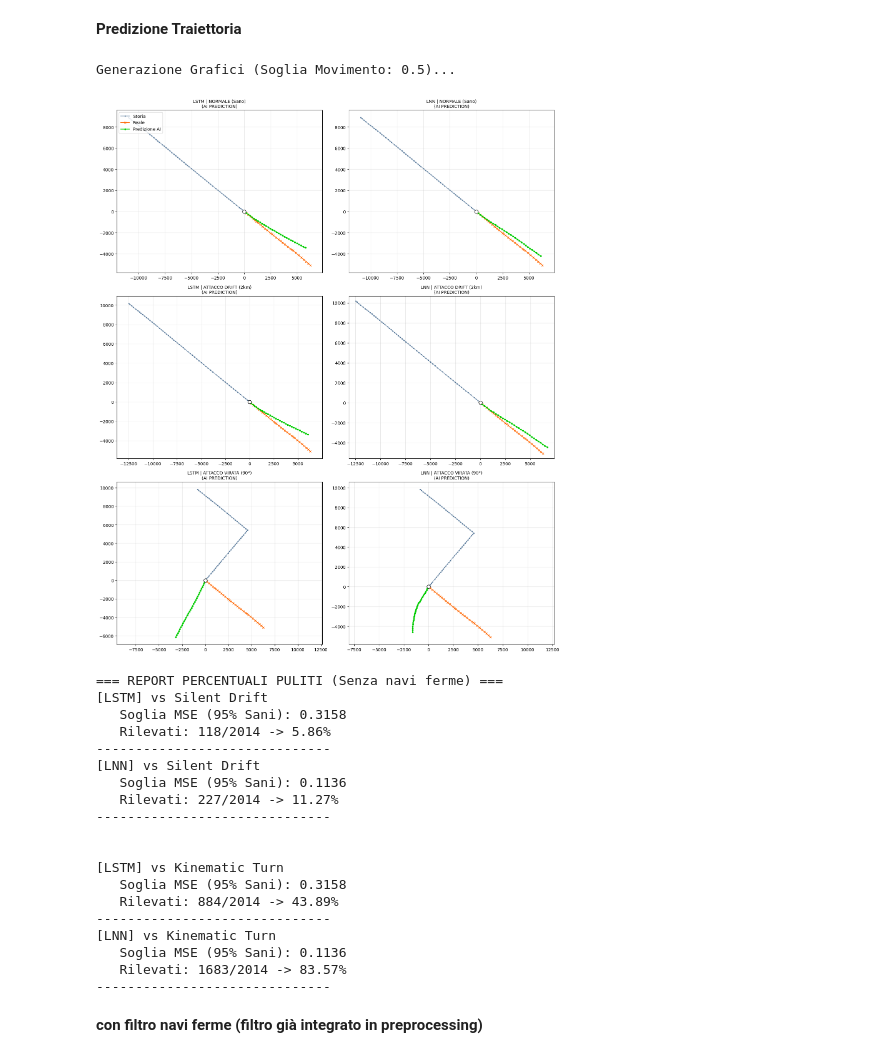
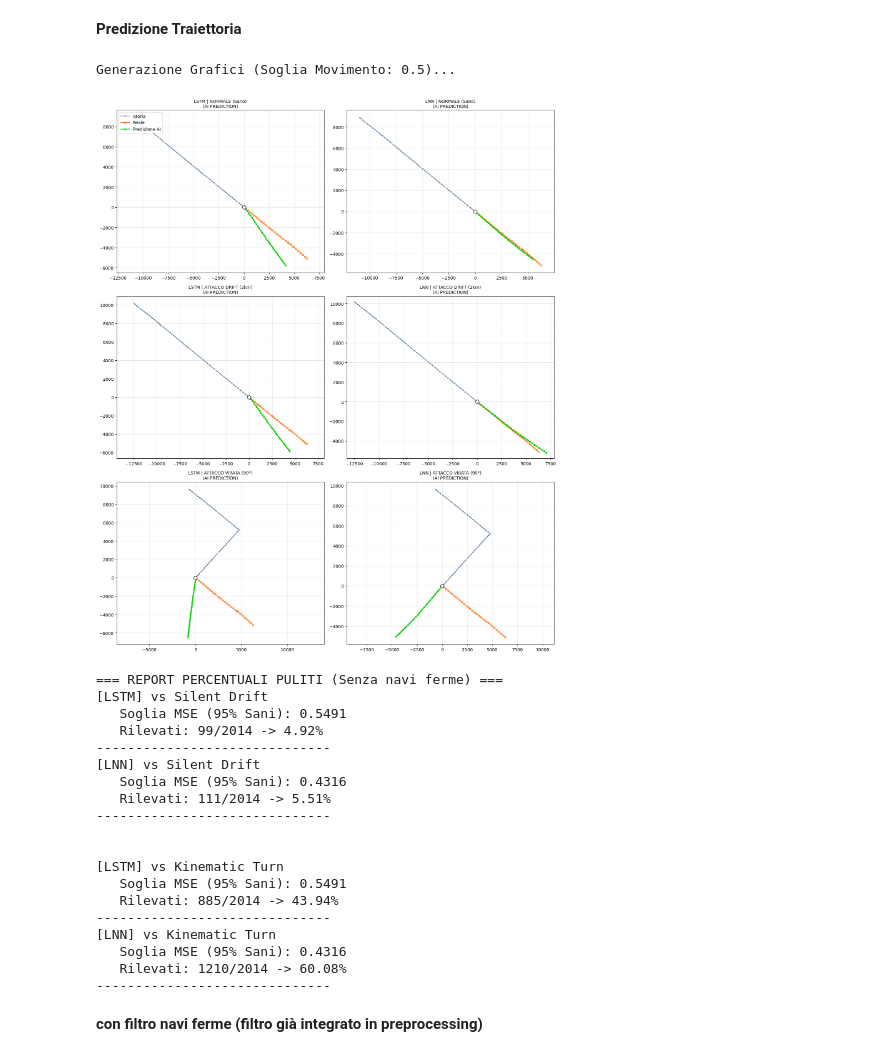
Before and after one commit to matteraggi/maritimeAIS, a Jupyter notebook: TrainingAIS.ipynb, the cells around one changed output. Cells and saved outputs as stored; diff of their text form; code cells hidden in the pictures.

```diff
--- a/TrainingAIS.ipynb
+++ b/TrainingAIS.ipynb
@@ -1338,7 +1329,7 @@ REAL_THRESHOLD = 0.5
 def visualize_side_by_side(model_lstm, model_lnn, X_clean, X_drift, X_turn, y_real, idx, std_delta, sog_threshold_norm=REAL_THRESHOLD):
     """
     Genera una tavola comparativa 3x2.
-    Include il Motion Gate basato su sog_threshold_norm.
+    CORRETTA: Gestisce output a 3 colonne (dX, dY, SOG) prendendo solo dX,dY per il plot.
     """
     fig, axes = plt.subplots(3, 2, figsize=(15, 18))
 
@@ -1348,13 +1339,13 @@ def visualize_side_by_side(model_lstm, model_lnn, X_clean, X_drift, X_turn, y_re
         ("ATTACCO VIRATA (90°)", X_turn, '#FF0000')
     ]
 
-    # Indice SOG
+    # Indice SOG (generalmente è la colonna 2 se features=[dX, dY, SOG...])
     try: sog_idx = CONTEXT_FEATURES.index("SOG") + 2
     except: sog_idx = 2
 
-    # Controlliamo se la nave è ferma in questo sample specifico
+    # Controlliamo se la nave è ferma
     last_sog = X_clean[idx, -1, sog_idx]
-    is_static = last_sog <= sog_threshold_norm # Usa la soglia corretta
+    is_static = last_sog <= sog_threshold_norm
 
     for row, (scen_name, X_data, att_color) in enumerate(scenarios):
         for col, (model, mod_name) in enumerate([(model_lstm, "LSTM"), (model_lnn, "LNN")]):
@@ -1362,23 +1353,35 @@ def visualize_side_by_side(model_lstm, model_lnn, X_clean, X_drift, X_turn, y_re
 
             # --- Predizione ---
             if is_static:
+                # Se statica, prediciamo 0 movimento
                 pred_m = np.zeros((30, 2))
                 model_status = "STATIC GATE"
             else:
                 model.eval()
                 inp = torch.tensor(X_data[idx:idx+1], dtype=torch.float32).to(device)
                 with torch.no_grad():
-                    if "LNN" in mod_name: pred_norm = model(inp)[0].cpu().numpy()
-                    else: pred_norm = model(inp, y_teacher=None, tf_ratio=0.0)[0].cpu().numpy()
+                    if "LNN" in mod_name:
+                        pred_raw = model(inp)[0].cpu().numpy()
+                    else:
+                        pred_raw = model(inp, y_teacher=None, tf_ratio=0.0)[0].cpu().numpy()
+
+                # --- FIX QUI: Selezioniamo solo dX, dY (prime 2 colonne) ---
+                # pred_raw ha shape (30, 3), noi vogliamo (30, 2) per moltiplicare con std_delta
+                pred_norm = pred_raw[:, :2]
                 pred_m = pred_norm * std_delta
                 model_status = "AI PREDICTION"
 
             # --- Ricostruzione ---
             path_pred = np.cumsum(pred_m, axis=0)
-            true_m = y_real[idx] * std_delta
+
+            # --- FIX QUI: Anche per il target reale prendiamo solo le prime 2 colonne ---
+            true_m = y_real[idx][:, :2] * std_delta
             path_true = np.cumsum(true_m, axis=0)
+
+            # Storia (X_data ha già dX, dY nelle prime 2 colonne, quindi ok slice :2)
             hist_m = X_data[idx, :, :2] * std_delta
             path_hist = np.cumsum(hist_m, axis=0)
+            # Centriamo la storia in modo che l'ultimo punto sia (0,0)
             path_hist = path_hist - path_hist[-1]
 
             # --- Plot ---
@@ -1447,52 +1450,52 @@ def print_detection_stats(scores_clean, scores_att, method_name, attack_name):
 # ==========================================
 
 print(f"Generazione Grafici (Soglia Movimento: {REAL_THRESHOLD})...")
 # Cerchiamo un esempio in movimento per il plot
 while True:
     idx_plot = np.random.randint(0, len(X_clean_test))
     # Check manuale indice SOG
     sog_i = 2
     if X_clean_test[idx_plot, -1, sog_i] > REAL_THRESHOLD: break
 
 visualize_side_by_side(model_lstm, model_lnn, X_clean_test, X_drift_test, X_turn_test, y_test, idx_plot, STD_DELTA)
 
 print("\n=== REPORT PERCENTUALI PULITI (Senza navi ferme) ===")
 
 # Calcolo scores filtrati
 loss_clean_lstm = get_clean_moving_scores(model_lstm, X_clean_test, y_test, "LSTM")
 loss_turn_lstm  = get_clean_moving_scores(model_lstm, X_turn_test,  y_test, "LSTM")
 loss_drift_lstm = get_clean_moving_scores(model_lstm, X_drift_test, y_test, "LSTM")
 
 loss_clean_lnn = get_clean_moving_scores(model_lnn, X_clean_test, y_test, "LNN")
 loss_turn_lnn  = get_clean_moving_scores(model_lnn, X_turn_test,  y_test, "LNN")
 loss_drift_lnn = get_clean_moving_scores(model_lnn, X_drift_test, y_test, "LNN")
 
 print_detection_stats(loss_clean_lstm, loss_drift_lstm, "LSTM", "Silent Drift")
 print_detection_stats(loss_clean_lnn,  loss_drift_lnn,  "LNN",  "Silent Drift")
 print("\n")
 print_detection_stats(loss_clean_lstm, loss_turn_lstm,  "LSTM", "Kinematic Turn")
 print_detection_stats(loss_clean_lnn,  loss_turn_lnn,   "LNN",  "Kinematic Turn")
 # %% [output]
 Generazione Grafici (Soglia Movimento: 0.5)...
-[figure, old version]
+[figure, new version]
 === REPORT PERCENTUALI PULITI (Senza navi ferme) ===
 [LSTM] vs Silent Drift
-   Soglia MSE (95% Sani): 0.3158
-   Rilevati: 118/2014 -> 5.86%
+   Soglia MSE (95% Sani): 0.5491
+   Rilevati: 99/2014 -> 4.92%
 ------------------------------
 [LNN] vs Silent Drift
-   Soglia MSE (95% Sani): 0.1136
-   Rilevati: 227/2014 -> 11.27%
+   Soglia MSE (95% Sani): 0.4316
+   Rilevati: 111/2014 -> 5.51%
 ------------------------------
 
 
 [LSTM] vs Kinematic Turn
-   Soglia MSE (95% Sani): 0.3158
-   Rilevati: 884/2014 -> 43.89%
+   Soglia MSE (95% Sani): 0.5491
+   Rilevati: 885/2014 -> 43.94%
 ------------------------------
 [LNN] vs Kinematic Turn
-   Soglia MSE (95% Sani): 0.1136
-   Rilevati: 1683/2014 -> 83.57%
+   Soglia MSE (95% Sani): 0.4316
+   Rilevati: 1210/2014 -> 60.08%
 ------------------------------
 # %% [markdown]
 **con filtro navi ferme (filtro già integrato in preprocessing)**
```
Also changed, not shown: parts of 21 cells of this notebook, 2 other files.
